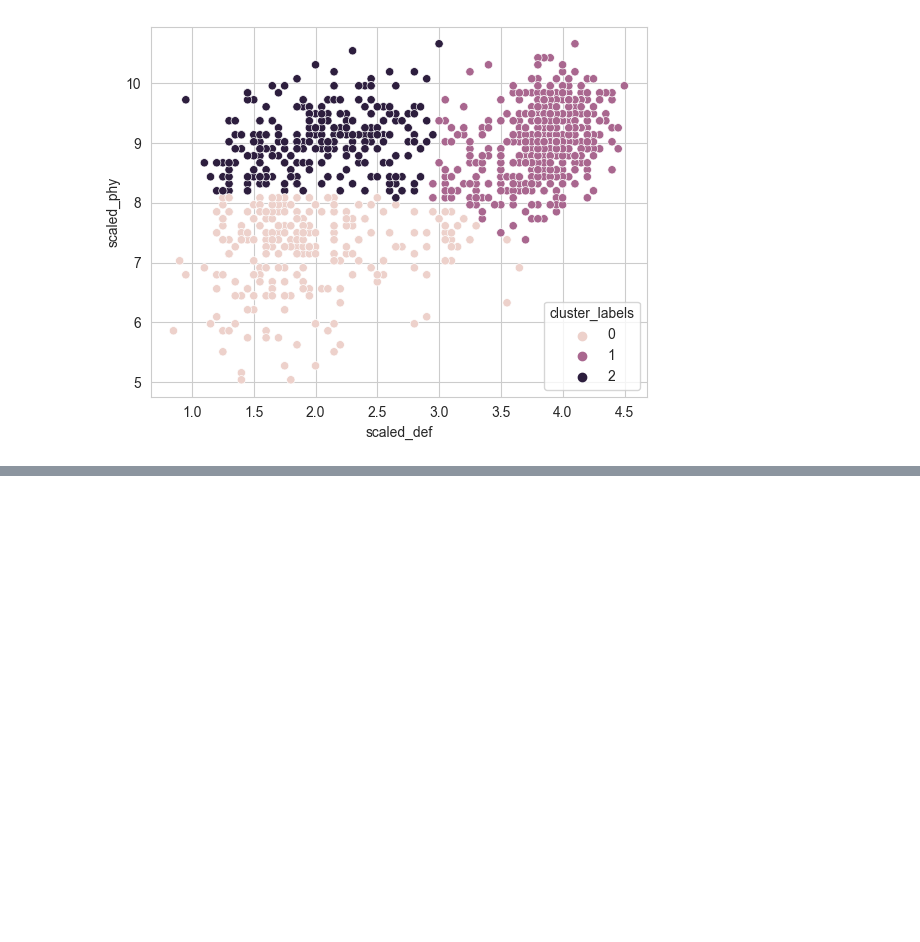
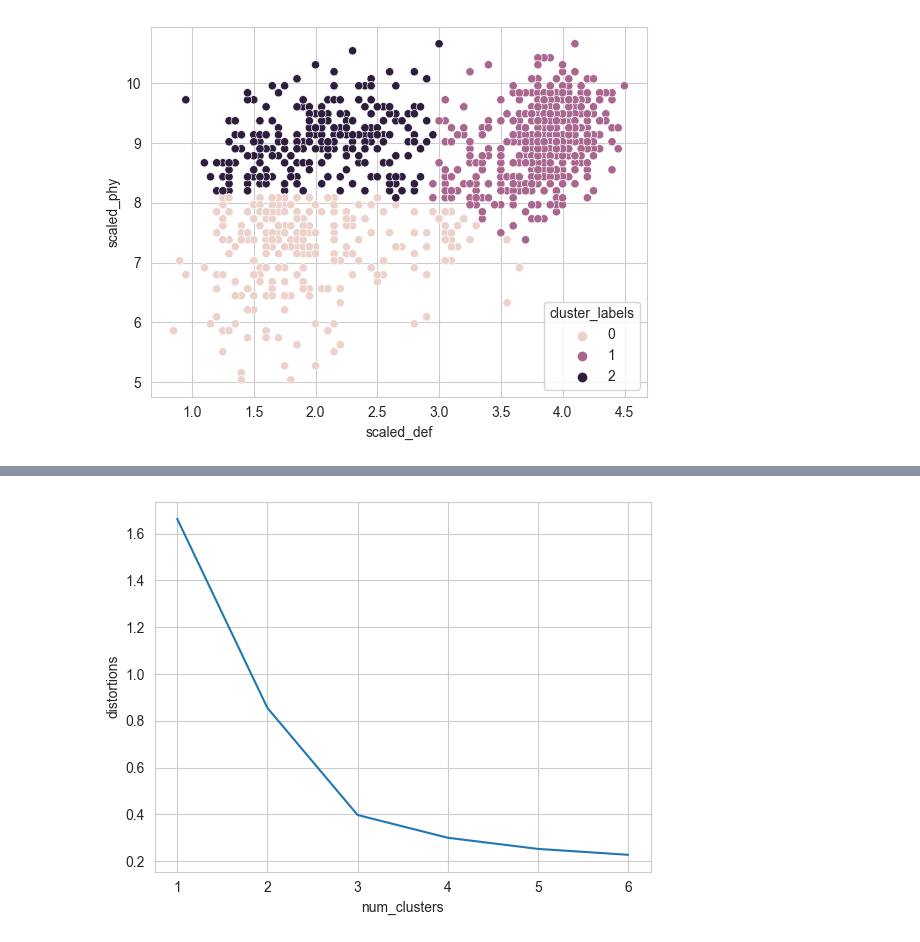
Before and after one commit to GuoweiYang19891101/datacamp_machine_learning_scientist_python, a Jupyter notebook: 6_cluster_analysis.ipynb, the cells around one changed output, grey strips where cells are left out. Drawn from its saved outputs; the diff is of its cells as text; code cells hidden in the pictures; blank space fills up the shorter version.

```diff
--- a/6_cluster_analysis.ipynb
+++ b/6_cluster_analysis.ipynb
@@ -881,0 +919,25 @@ cluster_labels
+# %%
+# how many dominant colors?
+from scipy.cluster.vq import kmeans
+import seaborn as sns
+import matplotlib.pyplot as plt
+
+distortions = []
+num_clusters = range(1, 7)
+
+# create a list of distortions from k-means
+for i in num_clusters:
+    cluster_centers, distortion = kmeans(batman_df[['scaled_red', 'scaled_green', 'scaled_blue']], i)
+    distortions.append(distortion)
+
+# create elbow plot data frame
+elbow_plot = pd.DataFrame({'num_clusters': num_clusters,
+                           'distortions': distortions})
+
+# create elbow plot
+sns.lineplot(x='num_clusters', y='distortions', data=elbow_plot)
+plt.xticks(num_clusters)
+plt.show()
+# there are 3 dominant colors!
+# %% [output]
+[figure, added]
```
Also changed, not shown: parts of 19 cells of this notebook, 1 other file.
